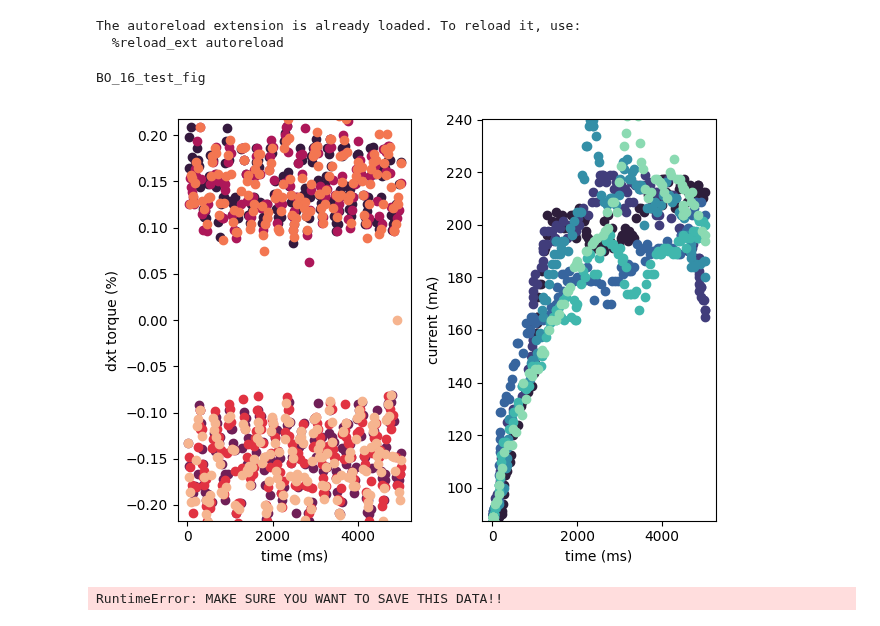
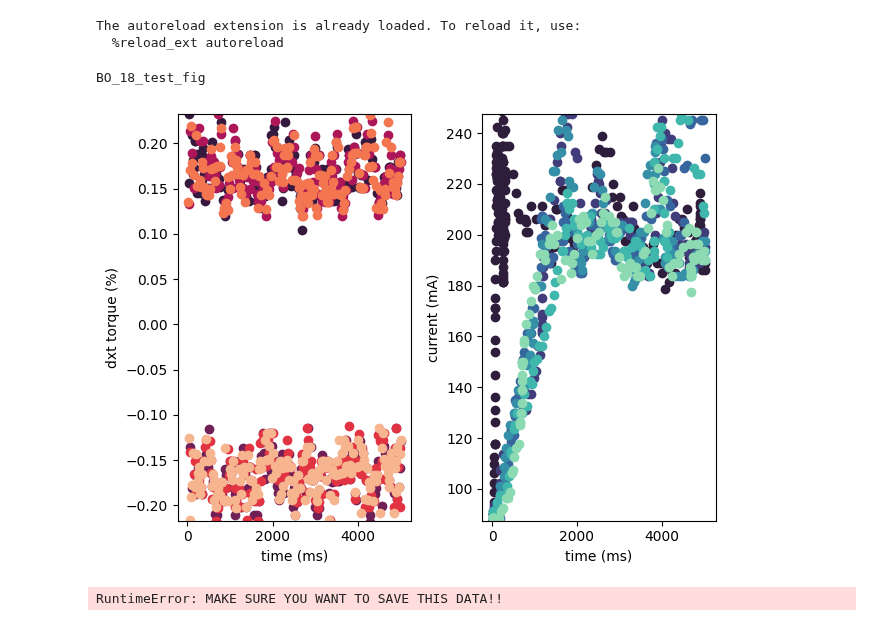
Before and after one commit to c-y-i/Mod_DOE, a Jupyter notebook: Run_Gear_Experiment.ipynb, the cells around one changed output. Drawn from its saved outputs; the diff is of its cells as text; code cells hidden in the pictures.

```diff
--- a/Run_Gear_Experiment.ipynb
+++ b/Run_Gear_Experiment.ipynb
@@ -24,7 +24,7 @@ Num_Experiment = 6 # trials
 Direction = False # start CW
 # %%
 # Set design number
-Gear_Design_Number = 19
+Gear_Design_Number = 18
 # %%
 os.chdir(file_dir)
 try:
@@ -79,15 +79,15 @@ The autoreload extension is already loaded. To reload it, use:
 # %%
 # load latest values
 update_dict = in_dict # make sure plotted values are the ones updating
 key = list(update_dict.keys())[-1]
 # plot - TODO: pull the max torque/current vals from a function similar to plot_dict_key, pull design parameters from Taguchi .csv, create entry for Ax
 save_to = '/home/gmc/Documents/Gear_Design'
-pic_name = in_key + "_test_fig"
+pic_name = key + "_test_fig"
 print(pic_name)
 plot_dict_key(update_dict, key, save_loc = save_to, file_name = pic_name)
 # %% [output]
-BO_16_test_fig
+BO_18_test_fig
-[figure, old version]
+[figure, new version]
 # %%
 raise RuntimeError("MAKE SURE YOU WANT TO SAVE THIS DATA!!")
 # %% [output]
```
Also changed, not shown: parts of 2 cells of this notebook, 1 other file.
